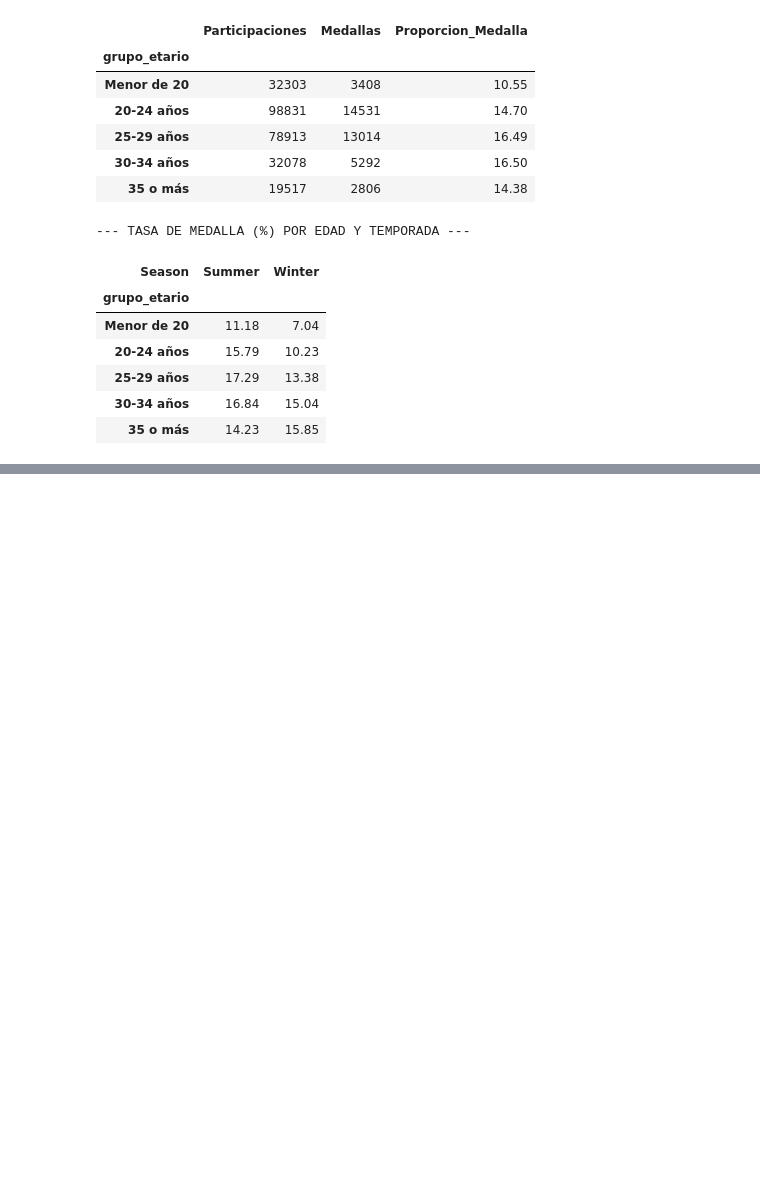
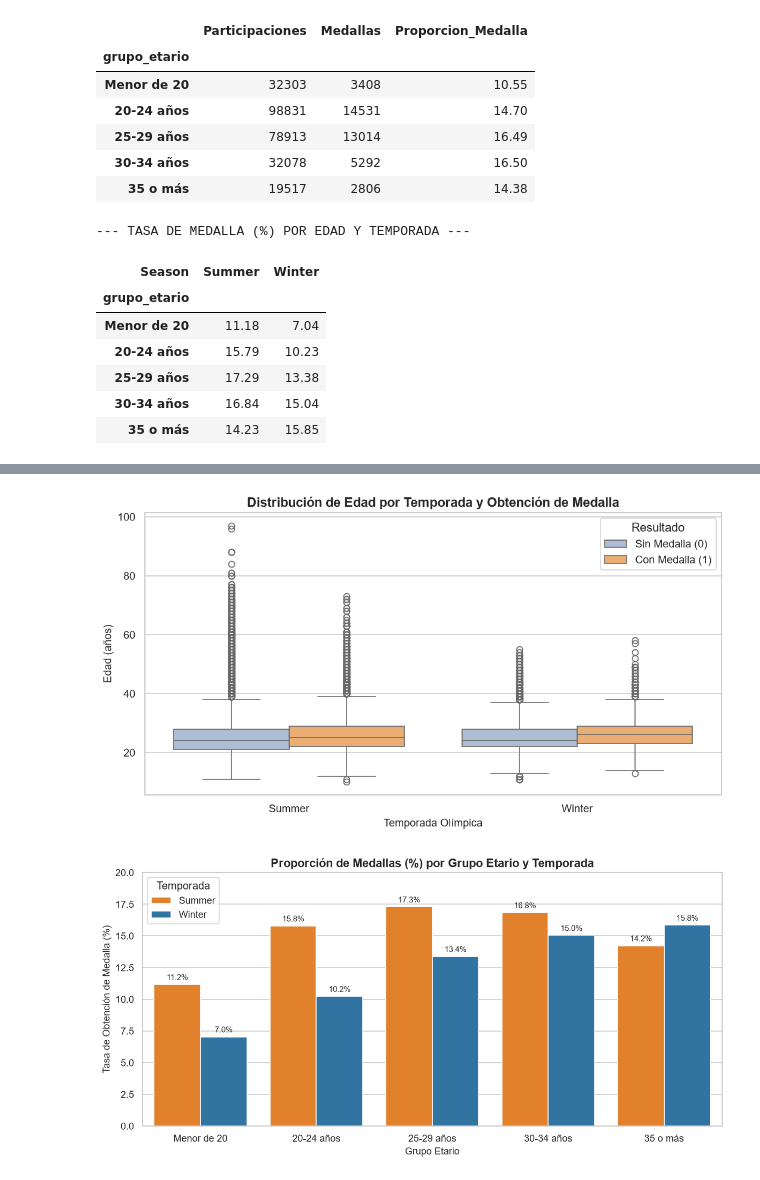
Before and after one commit to l4mp4r4-code/Proyecto_Pandas_Olimpiadas_Garcia_Ian, a Jupyter notebook: notebooks/proyecto_olimpiadas.ipynb, the cells around one changed output, grey strips where cells are left out. Saved outputs shown, nothing was run; the diff lists cells and outputs as text; code cells hidden in the pictures; blank space fills up the shorter version.

```diff
--- a/notebooks/proyecto_olimpiadas.ipynb
+++ b/notebooks/proyecto_olimpiadas.ipynb
@@ -410,0 +465,46 @@ display(tabla_edad_temp)
+# %%
+# PUNTO 13 (Parte 2): Gráficos de Distribución de Edad y Tasas de Éxito
+
+# --- GRÁFICO 3: Distribución de Edad según obtención de Medalla y Temporada ---
+plt.figure(figsize=(9, 5))
+sns.boxplot(
+    data=df_olimpiadas.dropna(subset=['Age']),
+    x='Season',
+    y='Age',
+    hue='medalla',
+    palette={0: '#a6bddb', 1: '#fdae61'}
+)
+plt.title('Distribución de Edad por Temporada y Obtención de Medalla', fontsize=13, fontweight='bold')
+plt.xlabel('Temporada Olímpica', fontsize=11)
+plt.ylabel('Edad (años)', fontsize=11)
+handles, _ = plt.gca().get_legend_handles_labels()
+plt.legend(handles, ['Sin Medalla (0)', 'Con Medalla (1)'], title='Resultado')
+plt.tight_layout()
+plt.savefig('../outputs/graficos/03_distribucion_edad_medalla.png', dpi=300)
+plt.show()
+
+# --- GRÁFICO 4: Tasa de Medalla (%) según Grupo Etario y Temporada ---
+tabla_plot = tabla_edad_temp.reset_index().melt(id_vars='grupo_etario', var_name='Temporada', value_name='Tasa_Medalla')
+
+plt.figure(figsize=(10, 5))
+ax = sns.barplot(
+    data=tabla_plot,
+    x='grupo_etario',
+    y='Tasa_Medalla',
+    hue='Temporada',
+    palette={'Summer': '#ff7f0e', 'Winter': '#1f77b4'}
+)
+plt.title('Proporción de Medallas (%) por Grupo Etario y Temporada', fontsize=13, fontweight='bold')
+plt.xlabel('Grupo Etario', fontsize=11)
+plt.ylabel('Tasa de Obtención de Medalla (%)', fontsize=11)
+plt.ylim(0, 20)
+
+for container in ax.containers:
+    ax.bar_label(container, fmt='%.1f%%', padding=3, fontsize=9)
+
+plt.tight_layout()
+plt.savefig('../outputs/graficos/04_tasa_medalla_edad_temporada.png', dpi=300)
+plt.show()
+# %% [output]
+[figure, added]
+[figure, added]
```
Also changed, not shown: parts of 1 cell of this notebook, 4 other files.
